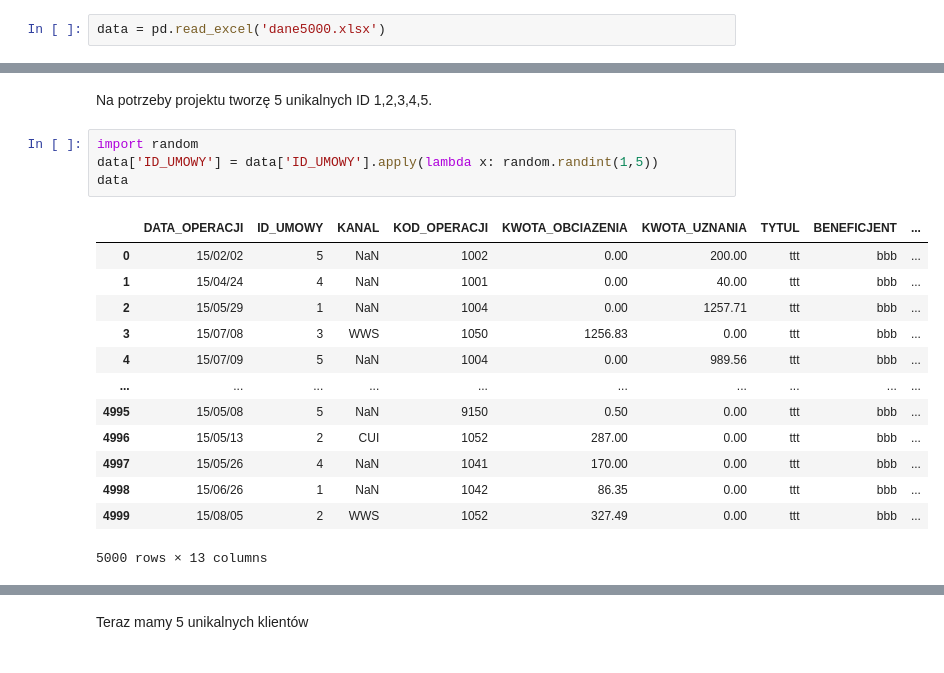
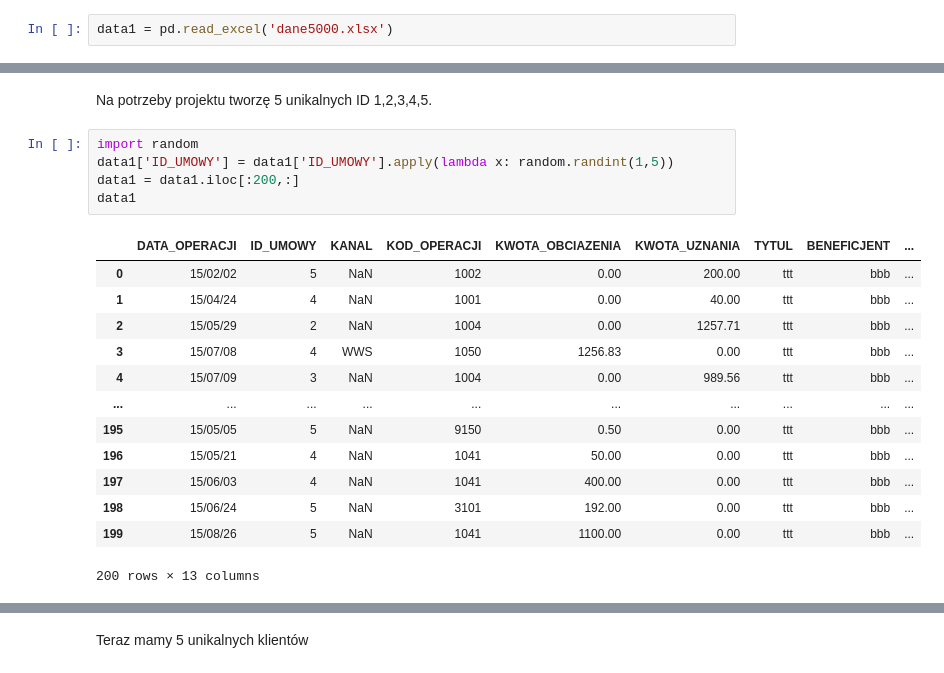
Before and after one commit to AdrianSKazi/Fraud-Detector, a Jupyter notebook: Fraud_Detector_(rave_codeplay).ipynb, the cells around one changed output, grey strips where cells are left out. Saved outputs shown, nothing was run; the diff lists cells and outputs as text.

```diff
--- a/Fraud_Detector_(rave_codeplay).ipynb
+++ b/Fraud_Detector_(rave_codeplay).ipynb
@@ -7,4 +7,4 @@ import numpy as np
 # %% [markdown]
 #Data import
 # %%
-data = pd.read_excel('dane5000.xlsx')
+data1 = pd.read_excel('dane5000.xlsx')
@@ -44,20 +44,21 @@ Mamy zbyt mało danych dotyczących jednego klienta, przypada średnio niecałe
 Na potrzeby projektu tworzę 5 unikalnych ID 1,2,3,4,5.
 # %%
 import random
-data['ID_UMOWY'] = data['ID_UMOWY'].apply(lambda x: random.randint(1,5))
-data
+data1['ID_UMOWY'] = data1['ID_UMOWY'].apply(lambda x: random.randint(1,5))
+data1 = data1.iloc[:200,:]
+data1
 # %% [output]
 |  | DATA_OPERACJI | ID_UMOWY | KANAL | KOD_OPERACJI | KWOTA_OBCIAZENIA | KWOTA_UZNANIA | TYTUL | BENEFICJENT | ... |
 | 0 | 15/02/02 | 5 | NaN | 1002 | 0.00 | 200.00 | ttt | bbb | ... |
 | 1 | 15/04/24 | 4 | NaN | 1001 | 0.00 | 40.00 | ttt | bbb | ... |
-| 2 | 15/05/29 | 1 | NaN | 1004 | 0.00 | 1257.71 | ttt | bbb | ... |
-| 3 | 15/07/08 | 3 | WWS | 1050 | 1256.83 | 0.00 | ttt | bbb | ... |
-| 4 | 15/07/09 | 5 | NaN | 1004 | 0.00 | 989.56 | ttt | bbb | ... |
+| 2 | 15/05/29 | 2 | NaN | 1004 | 0.00 | 1257.71 | ttt | bbb | ... |
+| 3 | 15/07/08 | 4 | WWS | 1050 | 1256.83 | 0.00 | ttt | bbb | ... |
+| 4 | 15/07/09 | 3 | NaN | 1004 | 0.00 | 989.56 | ttt | bbb | ... |
 | ... | ... | ... | ... | ... | ... | ... | ... | ... | ... |
-| 4995 | 15/05/08 | 5 | NaN | 9150 | 0.50 | 0.00 | ttt | bbb | ... |
-| 4996 | 15/05/13 | 2 | CUI | 1052 | 287.00 | 0.00 | ttt | bbb | ... |
-| 4997 | 15/05/26 | 4 | NaN | 1041 | 170.00 | 0.00 | ttt | bbb | ... |
-| 4998 | 15/06/26 | 1 | NaN | 1042 | 86.35 | 0.00 | ttt | bbb | ... |
-| 4999 | 15/08/05 | 2 | WWS | 1052 | 327.49 | 0.00 | ttt | bbb | ... |
+| 195 | 15/05/05 | 5 | NaN | 9150 | 0.50 | 0.00 | ttt | bbb | ... |
+| 196 | 15/05/21 | 4 | NaN | 1041 | 50.00 | 0.00 | ttt | bbb | ... |
+| 197 | 15/06/03 | 4 | NaN | 1041 | 400.00 | 0.00 | ttt | bbb | ... |
+| 198 | 15/06/24 | 5 | NaN | 3101 | 192.00 | 0.00 | ttt | bbb | ... |
+| 199 | 15/08/26 | 5 | NaN | 1041 | 1100.00 | 0.00 | ttt | bbb | ... |
-5000 rows × 13 columns
+200 rows × 13 columns
 # %%
```
Also changed, not shown: parts of 55 cells of this notebook.
